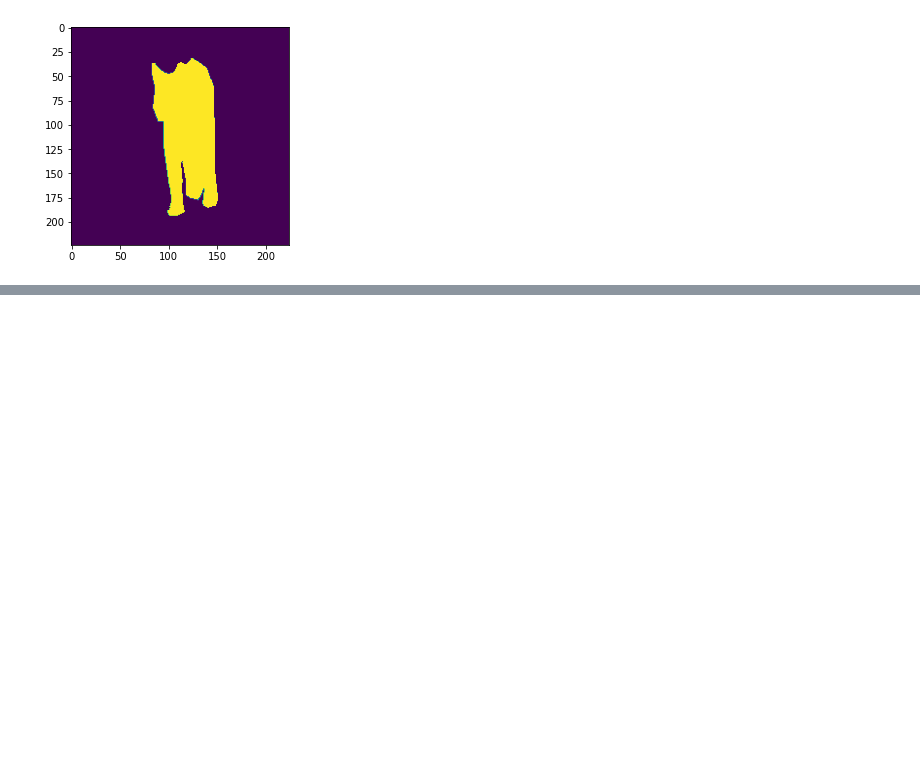
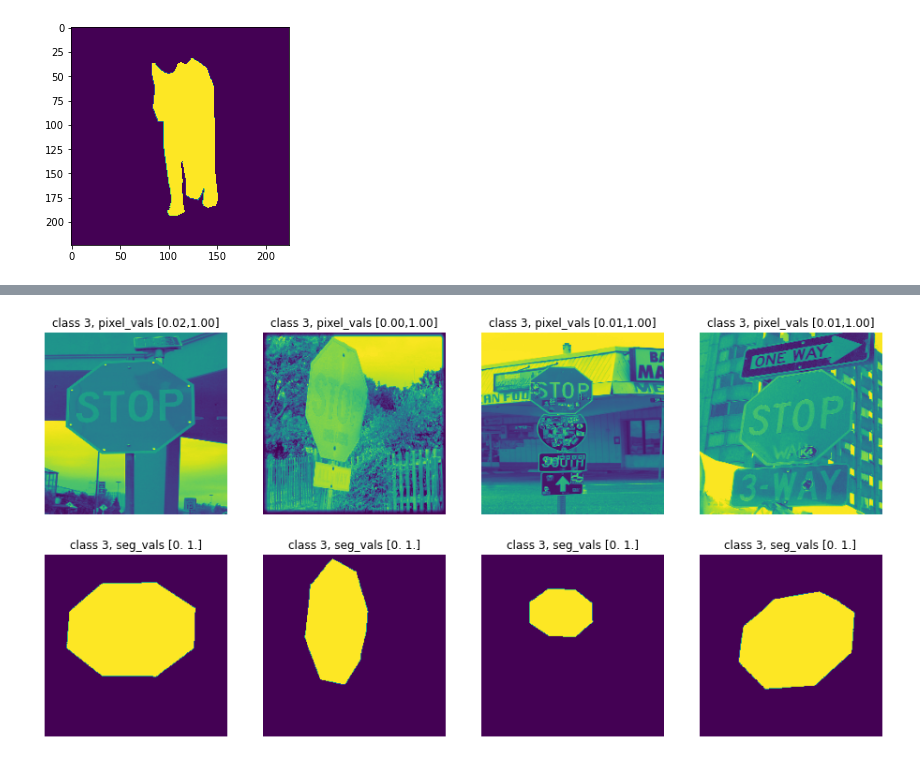
Before and after one commit to jmiano/MTLSys, a Jupyter notebook: MTL_Architecture_Development.ipynb, the cells around one changed output, grey strips where cells are left out. Saved outputs shown, nothing was run; the diff lists cells and outputs as text; code cells hidden in the pictures; blank space fills up the shorter version.

```diff
--- a/MTL_Architecture_Development.ipynb
+++ b/MTL_Architecture_Development.ipynb
@@ -1100,0 +1230,17 @@ plt.imshow(sample[1][0])
+# %%
+# Class 3
+f, ax = plt.subplots(2, 4, figsize=(16, 8))
+random_subset = random.sample(samples[3], 4)
+for i in range(2):
+    for j in range(4):
+        img = random_subset[j][0][0]
+        mask = random_subset[j][1][0]
+        if i == 0:
+            ax[i, j].imshow(img)
+            ax[i, j].set_title(f'class {random_subset[j][2]}, pixel_vals [{torch.min(img):.2f},{torch.max(img):.2f}]')
+        else:
+            ax[i, j].imshow(random_subset[j][1][0])
+            ax[i, j].set_title(f'class {random_subset[j][2]}, seg_vals {np.unique(mask)}')
+        ax[i, j].axis('off')
+# %% [output]
+[figure, added]
```
Also changed, not shown: parts of 26 cells of this notebook.
